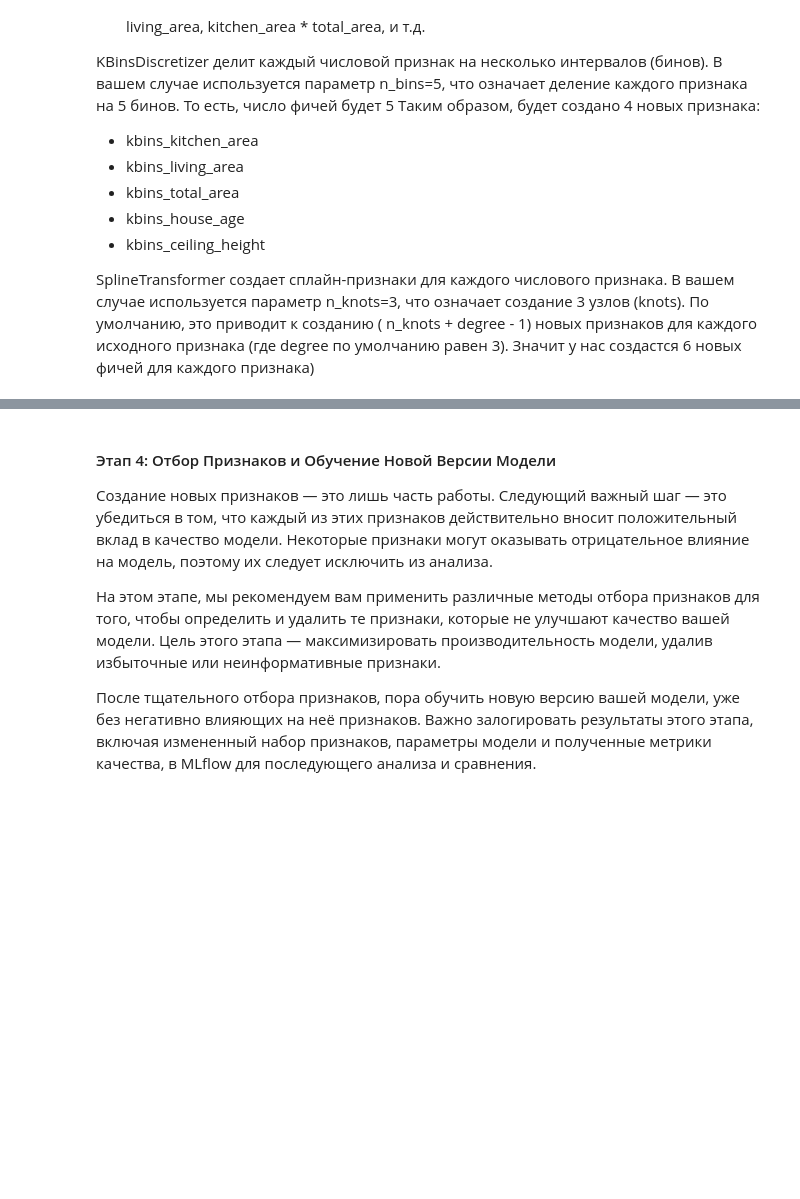
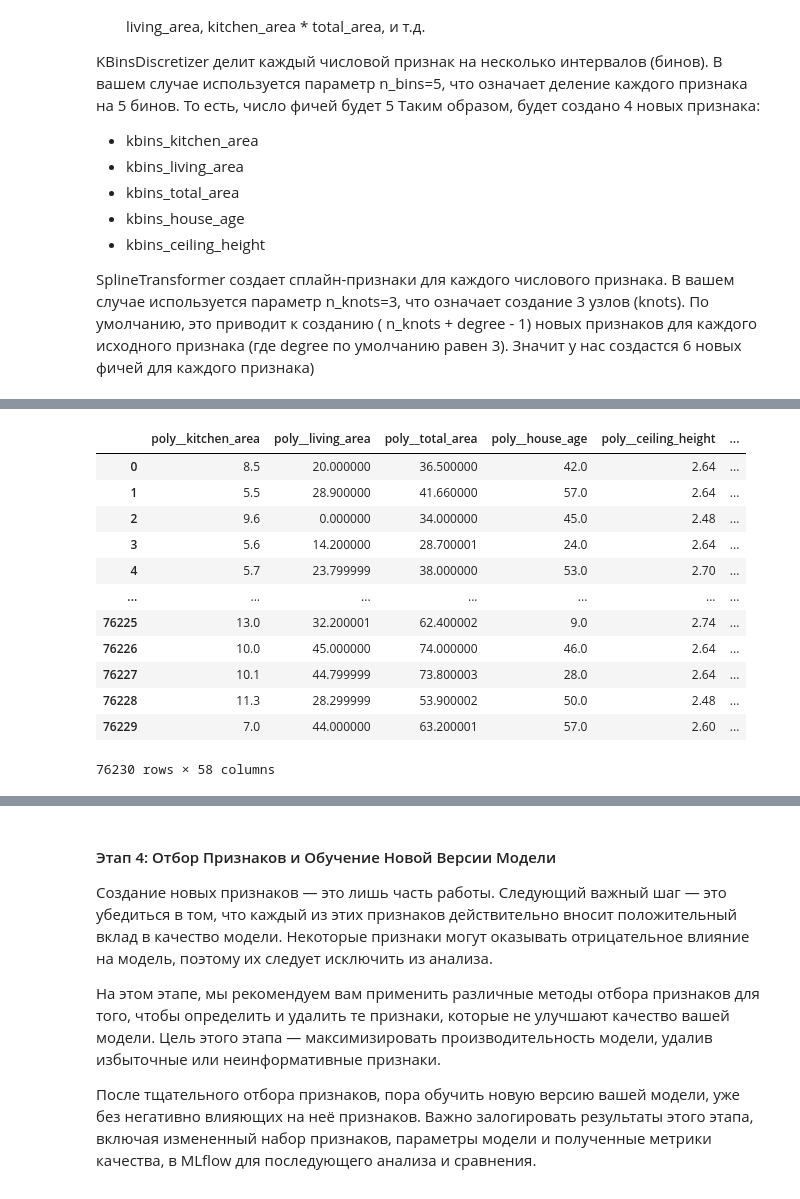
Before and after one commit to samoylenko23/lifecycle-pipeline-models, a Jupyter notebook: model_improvement/ARTIFACT_EDA/notebook.ipynb, the cells around one changed output, grey strips where cells are left out. Cells and saved outputs as stored; diff of their text form; code cells hidden in the pictures; blank space fills up the shorter version.

```diff
--- a/model_improvement/ARTIFACT_EDA/notebook.ipynb
+++ b/model_improvement/ARTIFACT_EDA/notebook.ipynb
@@ -737,0 +813,20 @@ pipeline.fit(train, target)
+# %%
+# Исправим типы данных после преобразований
+
+def convert_columns_to_float(df, exclude_columns):
+    """
+    Преобразует типы всех столбцов в DataFrame на float, кроме указанных в exclude_columns.
+    """
+    # Создадим список столбцов, которые нужно изменить на float
+    columns_to_convert = [col for col in df.columns if col not in exclude_columns]
+
+    df[columns_to_convert] = df[columns_to_convert].astype(float)
+
+    return df
+
+
+
+exclude_columns = ['remainder__building_type_int', 'remainder__has_elevator', 'remainder__is_apartment']
+
+# Вызовем функцию для преобразования типов
+train_manual = convert_columns_to_float(train_manual, exclude_columns)
@@ -738,2 +873,18 @@ pipeline.fit(train, target)
+# %%
+train_manual
+# %% [output]
+|  | poly__kitchen_area | poly__living_area | poly__total_area | poly__house_age | poly__ceiling_height | ... |
+| 0 | 8.5 | 20.000000 | 36.500000 | 42.0 | 2.64 | ... |
+| 1 | 5.5 | 28.900000 | 41.660000 | 57.0 | 2.64 | ... |
+| 2 | 9.6 | 0.000000 | 34.000000 | 45.0 | 2.48 | ... |
+| 3 | 5.6 | 14.200000 | 28.700001 | 24.0 | 2.64 | ... |
+| 4 | 5.7 | 23.799999 | 38.000000 | 53.0 | 2.70 | ... |
+| ... | ... | ... | ... | ... | ... | ... |
+| 76225 | 13.0 | 32.200001 | 62.400002 | 9.0 | 2.74 | ... |
+| 76226 | 10.0 | 45.000000 | 74.000000 | 46.0 | 2.64 | ... |
+| 76227 | 10.1 | 44.799999 | 73.800003 | 28.0 | 2.64 | ... |
+| 76228 | 11.3 | 28.299999 | 53.900002 | 50.0 | 2.48 | ... |
+| 76229 | 7.0 | 44.000000 | 63.200001 | 57.0 | 2.60 | ... |
+76230 rows × 58 columns
 # %%
 # 3.3 автоматическая генерация признаков
```
Also changed, not shown: parts of 42 cells of this notebook, 35 other files.
